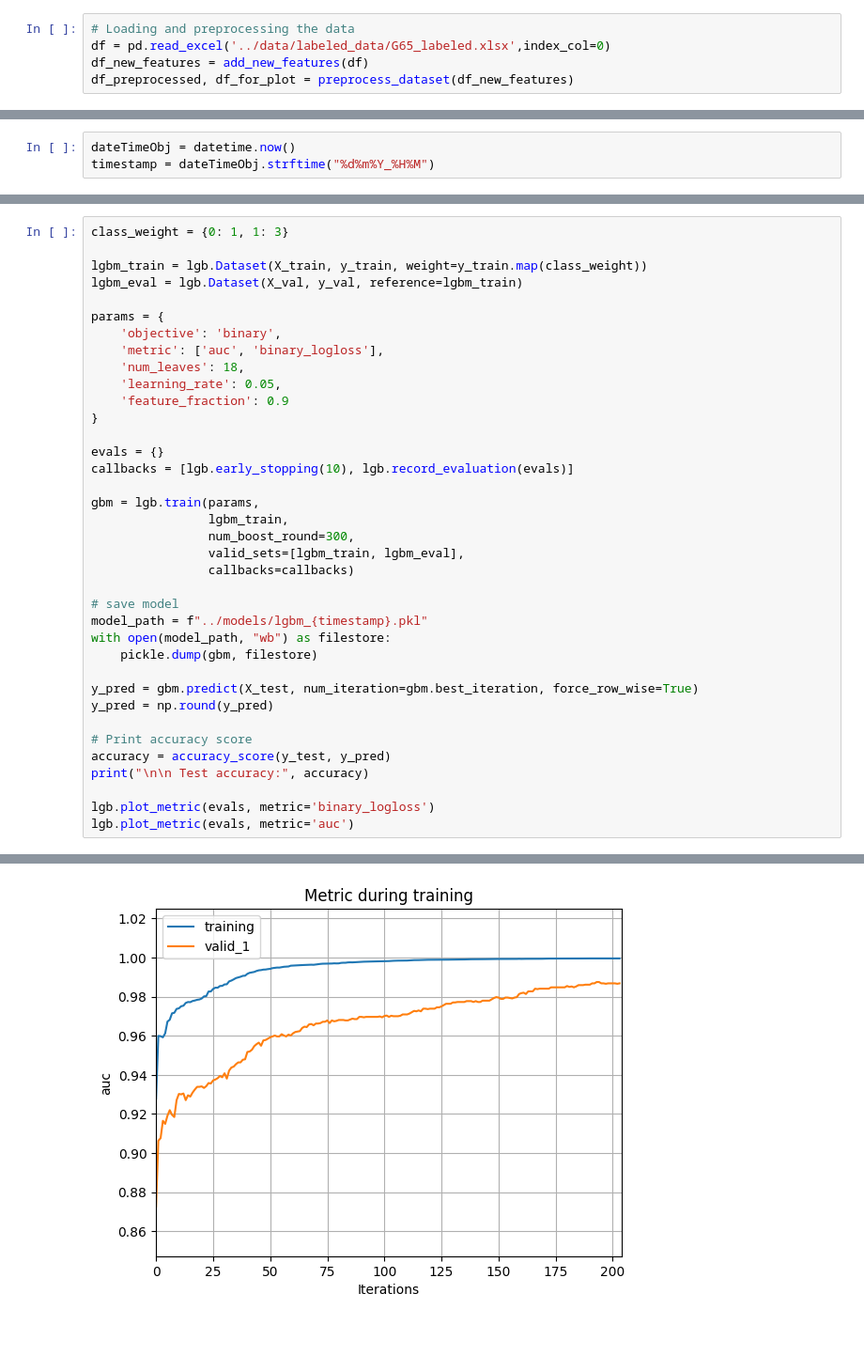
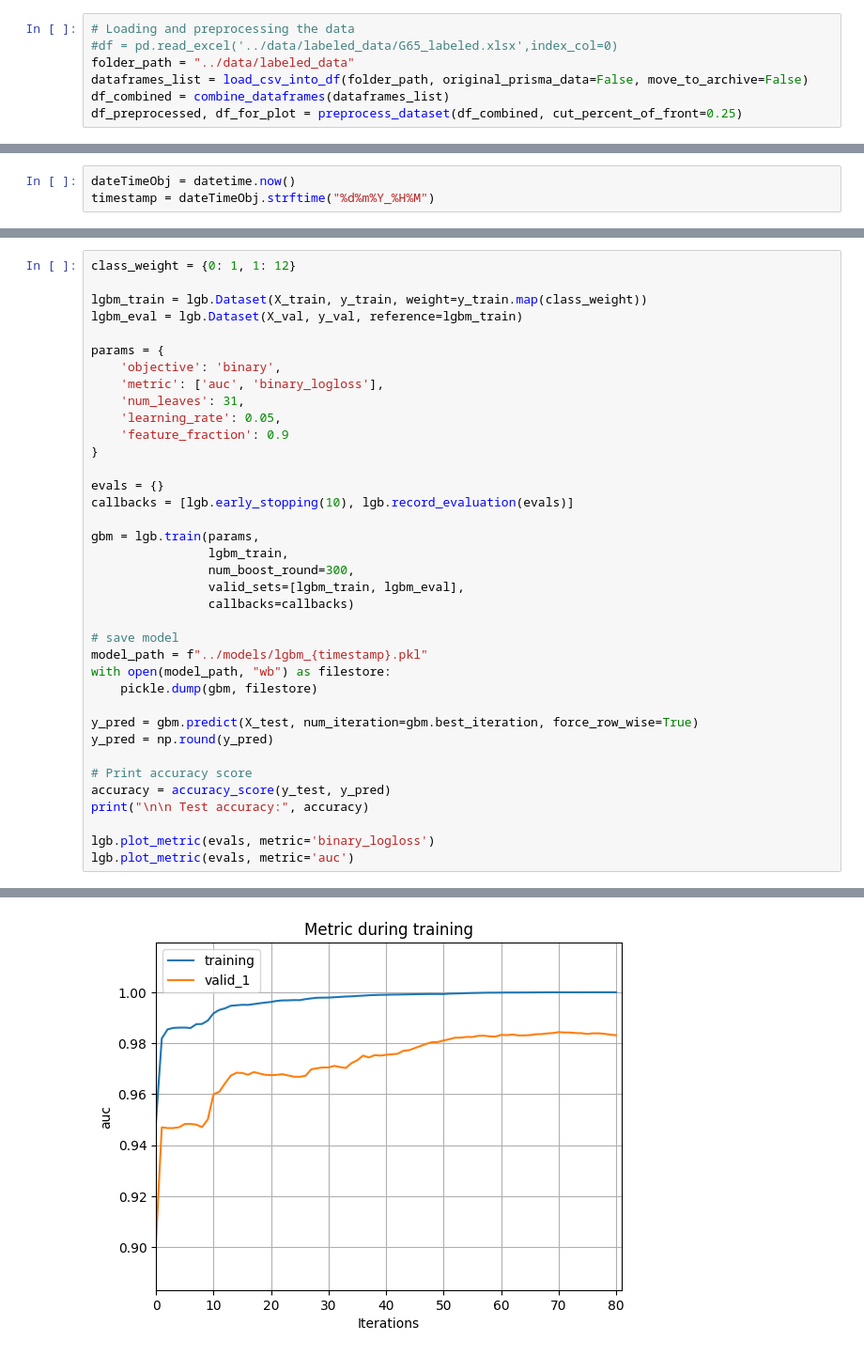
Before and after one commit to koch-tobias/master-thesis, a Jupyter notebook: Development/LightGBM.ipynb, the cells around one changed output, grey strips where cells are left out. Shown: that part at 94% size. Drawn from its saved outputs; the diff is of its cells as text.

Commit message:
change weights, add conf matrix

```diff
--- a/Development/LightGBM.ipynb
+++ b/Development/LightGBM.ipynb
@@ -12,7 +14,9 @@ from ipynb.fs.defs.Feature_Engineering import preprocess_dataset
 from ipynb.fs.defs.Data_Augmentation import data_augmentation
 # %%
 # Loading and preprocessing the data
-df = pd.read_excel('../data/labeled_data/G65_labeled.xlsx',index_col=0)
-df_new_features = add_new_features(df)
-df_preprocessed, df_for_plot = preprocess_dataset(df_new_features)
+#df = pd.read_excel('../data/labeled_data/G65_labeled.xlsx',index_col=0)
+folder_path = "../data/labeled_data"
+dataframes_list = load_csv_into_df(folder_path, original_prisma_data=False, move_to_archive=False)
+df_combined = combine_dataframes(dataframes_list)
+df_preprocessed, df_for_plot = preprocess_dataset(df_combined, cut_percent_of_front=0.25)
 # %% [output]
@@ -38,5 +45,5 @@ X_train, y_train, X_val, y_val, X_test,y_test = train_test_val(df_new, test_size
 # %%
-class_weight = {0: 1, 1: 3}
+class_weight = {0: 1, 1: 12}
 
 lgbm_train = lgb.Dataset(X_train, y_train, weight=y_train.map(class_weight))
 lgbm_eval = lgb.Dataset(X_val, y_val, reference=lgbm_train)
@@ -44,7 +51,7 @@ lgbm_eval = lgb.Dataset(X_val, y_val, reference=lgbm_train)
 params = {
     'objective': 'binary',
     'metric': ['auc', 'binary_logloss'],
-    'num_leaves': 18,
+    'num_leaves': 31,
     'learning_rate': 0.05,
     'feature_fraction': 0.9
 }
@@ -95 +98 @@ Training until validation scores don't improve for 10 rounds
-[figure, old version]
+[figure, new version]
```
Also changed, not shown: parts of 6 cells of this notebook.
